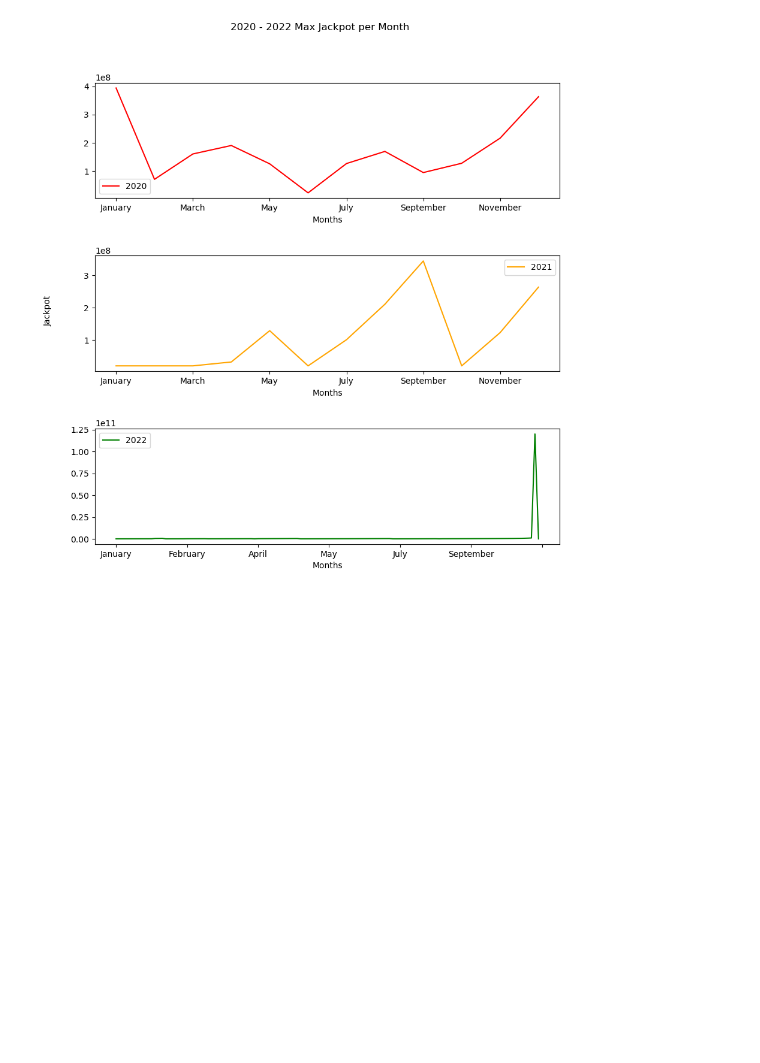
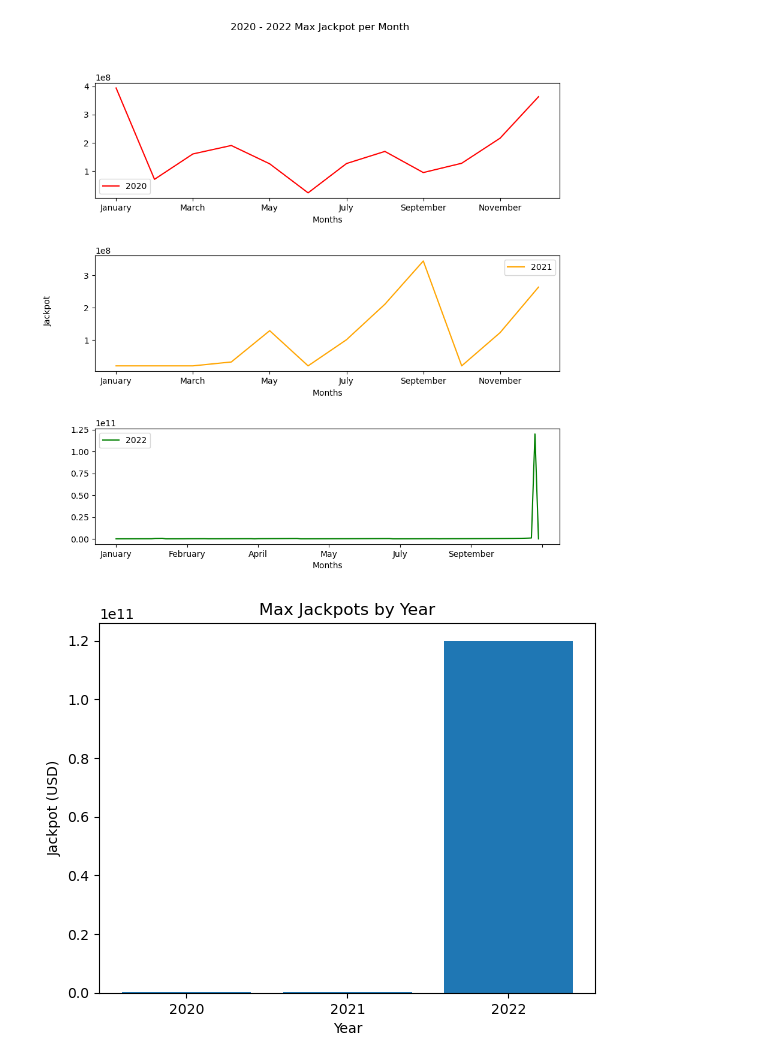
Before and after one commit to JLaydeJ/Project_1, a Jupyter notebook: 2020-2022 Washington State Lottery.ipynb, the cells around one changed output. Saved outputs shown, nothing was run; the diff lists cells and outputs as text; code cells hidden in the pictures; blank space fills up the shorter version.

Commit message:
finished plots for group questions

```diff
--- a/2020-2022 Washington State Lottery.ipynb
+++ b/2020-2022 Washington State Lottery.ipynb
@@ -941,7 +897,20 @@ fig.suptitle('2020 - 2022 Max Jackpot per Month')
 Text(0.5, 0.98, '2020 - 2022 Max Jackpot per Month')
 [figure]
 # %%
-question 5:
+# question 5:
+year = ['2020', '2021', '2022']
+jackpot = [394000000, 416000000, 1.20E+11]
 
+fig, ax = plt.subplots()
+ax.bar(x=year, height=jackpot)
 
-jackpot 1.2 billion  #2022 jackpot
+# Set the x and y labels
+ax.set_xlabel('Year')
+ax.set_ylabel('Jackpot (USD)')
+
+# Set the title
+ax.set_title('Max Jackpots by Year')
+
+plt.show()
+# %% [output]
+[figure, added]
```
Also changed, not shown: parts of 14 cells of this notebook.
